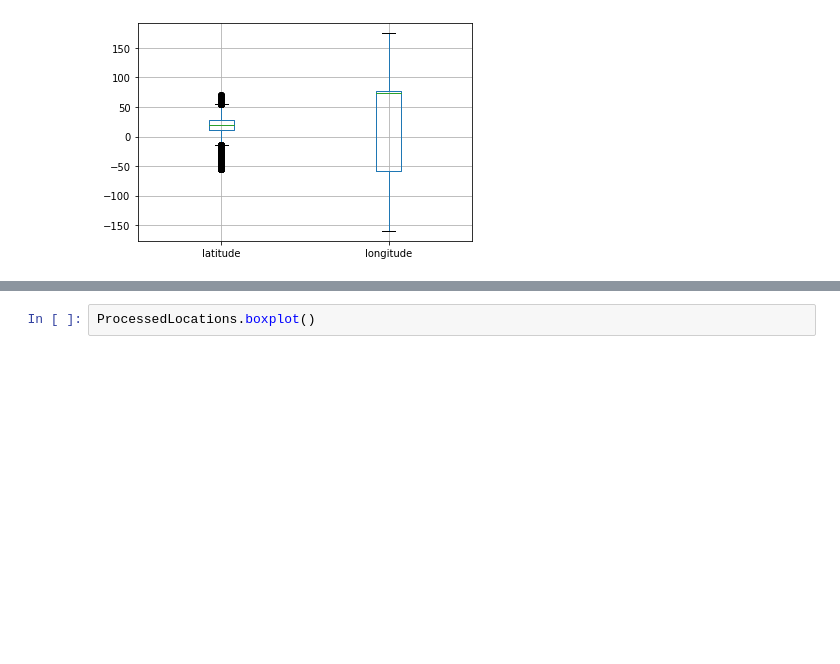
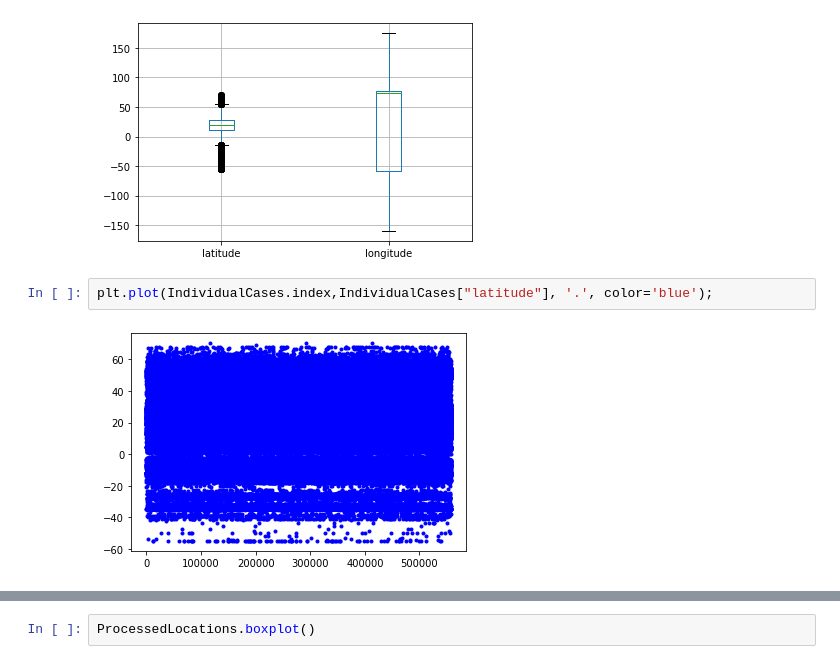
Before and after one commit to rsehmbi/covid19, a Jupyter notebook: ExploratoryDataAnalysis.ipynb, the cells around one changed output, grey strips where cells are left out. Saved outputs shown, nothing was run; the diff lists cells and outputs as text; blank space fills up the shorter version.

```diff
--- a/ExploratoryDataAnalysis.ipynb
+++ b/ExploratoryDataAnalysis.ipynb
@@ -122,4 +140,8 @@ IndividualCases.boxplot()
 # %% [output]
 <matplotlib.axes._subplots.AxesSubplot at 0x...>
 [figure]
+# %%
+plt.plot(IndividualCases.index,IndividualCases["latitude"], '.', color='blue');
+# %% [output]
+[figure, added]
 # %%
```
Also changed, not shown: parts of 8 cells of this notebook.
